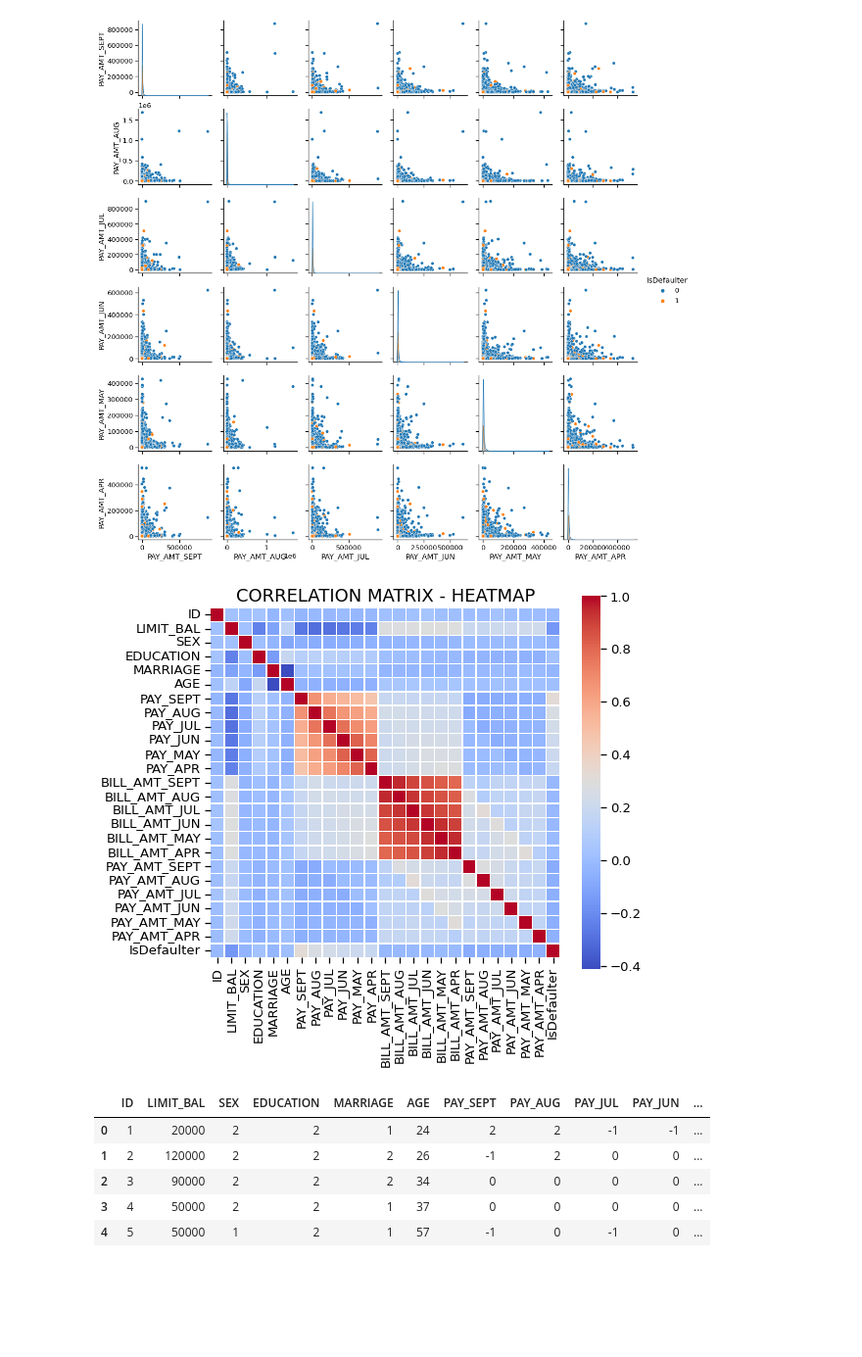
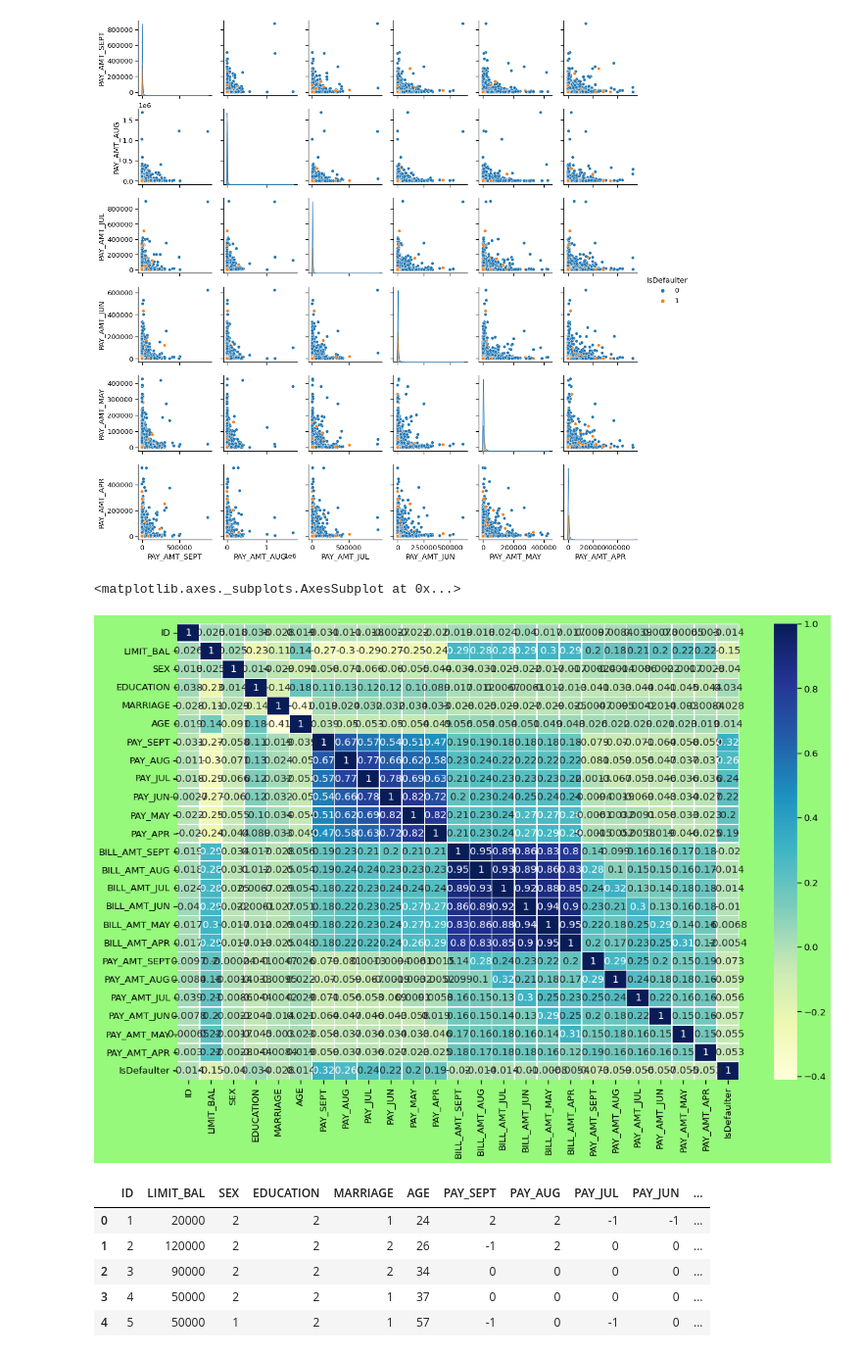
Before and after one commit to Creatrohit9/Credit-Card-Default-Prediction-Rohit-Bhadauriya, a Jupyter notebook: Credit_Card_Default_Prediction(Proponent_Ds)_Rohit_Bhadauriya_Capstone_Project.ipynb, the cells around one changed output. Shown at 98% size. Saved outputs shown, nothing was run; the diff lists cells and outputs as text; code cells hidden in the pictures; blank space fills up the shorter version.

```diff
--- a/Credit_Card_Default_Prediction(Proponent_Ds)_Rohit_Bhadauriya_Capstone_Project.ipynb
+++ b/Credit_Card_Default_Prediction(Proponent_Ds)_Rohit_Bhadauriya_Capstone_Project.ipynb
@@ -413,16 +413,12 @@ sns.pairplot(data = pay_amnt_df, hue='IsDefaulter')
 # %% [output]
 <seaborn.axisgrid.PairGrid at 0x...>
 [figure]
-# %%
-#  looking at correlations matrix, defined via Pearson function
-corr = cred_df.corr() # .corr is used to find corelation
-f,ax = plt.subplots(figsize=(8, 7))
-sns.heatmap(corr, cbar = True,  square = True, annot = False, fmt= '.1f',
-            xticklabels= True, yticklabels= True
-            ,cmap="coolwarm", linewidths=.5, ax=ax)
-plt.title('CORRELATION MATRIX - HEATMAP', size=18);
-# %% [output]
-[figure, removed]
+# %%
+plt.figure(figsize=(18,12),edgecolor='k',facecolor='xkcd:light green')
+sns.heatmap(cred_df.corr(),annot=True,cmap='YlGnBu',linewidths=.5)
+# %% [output]
+<matplotlib.axes._subplots.AxesSubplot at 0x...>
+[figure, added]
 # %%
 cred_df.head()
 # %% [output]
```
Also changed, not shown: parts of 4 cells of this notebook.
